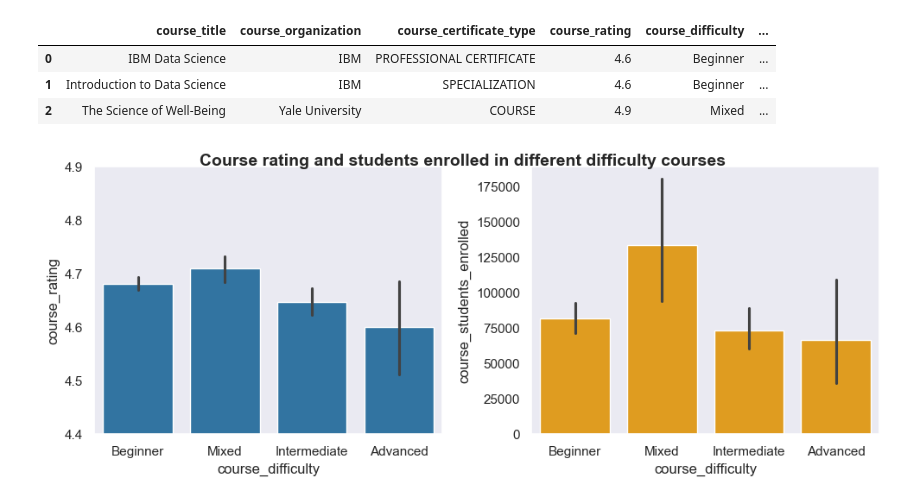
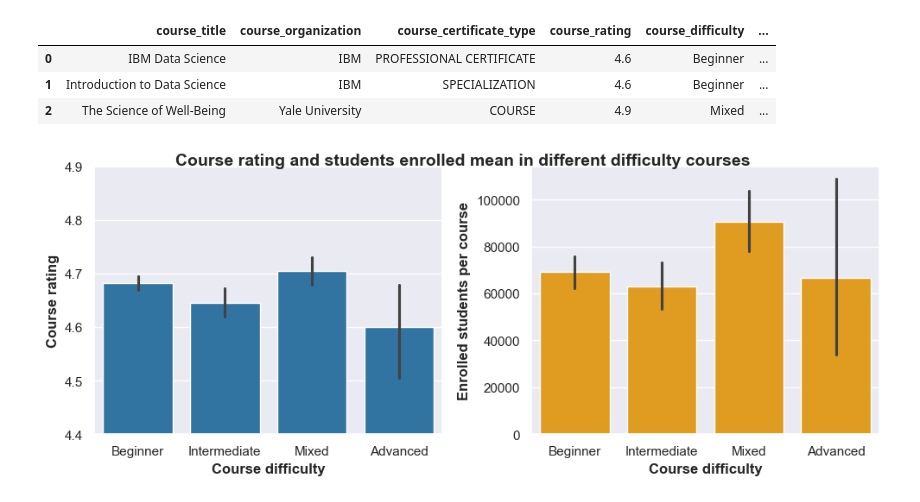
Before and after one commit to ShariYo/Modul1_Sprint3, a Jupyter notebook: project/main.ipynb, the cells around one changed output. Cells and saved outputs as stored; diff of their text form; code cells hidden in the pictures.

Commit message:
continuing with histograms and kdes

```diff
--- a/project/main.ipynb
+++ b/project/main.ipynb
@@ -345,18 +368,25 @@ cleaned_df.head(3)
 | 1 | Introduction to Data Science | IBM | SPECIALIZATION | 4.6 | Beginner | ... |
 | 2 | The Science of Well-Being | Yale University | COURSE | 4.9 | Mixed | ... |
 # %%
-sns.set_style("dark")
+sns.set_style("darkgrid")
 sns.set_context("notebook")
 fig, ax = plt.subplots(1, 2, figsize=(10, 4))
-sns.barplot(cleaned_df, x="course_difficulty", y="course_rating", ax=ax[0])
+
+sns.barplot(prep_df, x="course_difficulty", y="course_rating", ax=ax[0])
 ax[0].set_ylim(4.4, 4.9)
-sns.barplot(cleaned_df, x="course_difficulty", y="course_students_enrolled", ax=ax[1], color="orange")
+ax[0].set_xlabel("Course difficulty", fontweight="bold")
+ax[0].set_ylabel("Course rating", fontweight="bold")
+
+sns.barplot(prep_df, x="course_difficulty", y="course_students_enrolled", ax=ax[1], color="orange")
+ax[1].set_xlabel("Course difficulty", fontweight="bold")
+ax[1].set_ylabel("Enrolled students per course", fontweight="bold")
+
 plt.tight_layout()
-fig.suptitle("Course rating and students enrolled in different difficulty courses",
+fig.suptitle("Course rating and students enrolled mean in different difficulty courses",
              size=14,
              fontweight="bold",
              ha="center")
 
 plt.show()
 # %% [output]
-[figure, old version]
+[figure, new version]
```
Also changed, not shown: parts of 7 cells of this notebook, 1 other file.
